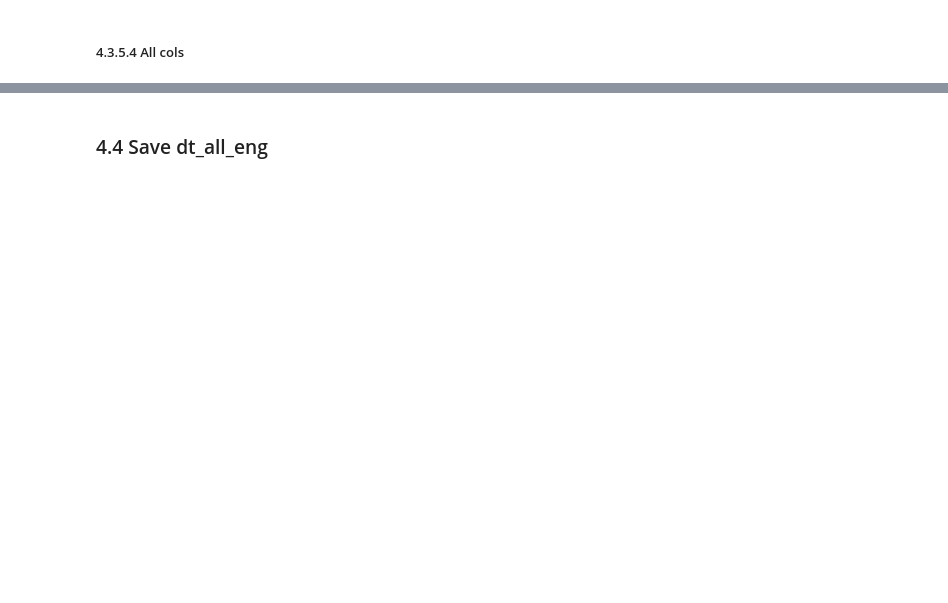
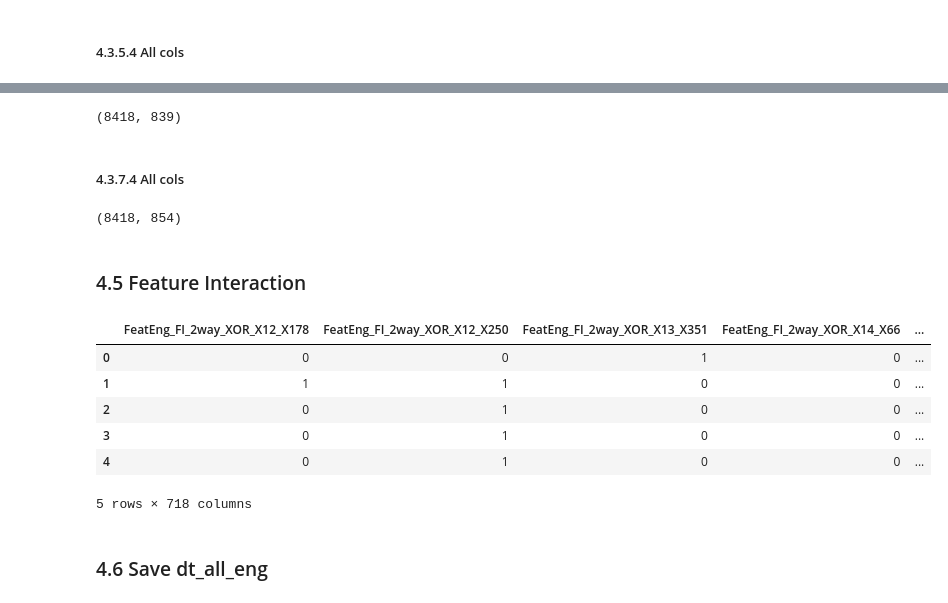
Before and after one commit to jonimatix/Mercedes_Benz_Greener_Manufacturing, a Jupyter notebook: python/4_featEng.ipynb, the cells around one changed output, grey strips where cells are left out. Saved outputs shown, nothing was run; the diff lists cells and outputs as text; code cells hidden in the pictures; blank space fills up the shorter version.

```diff
--- a/python/4_featEng.ipynb
+++ b/python/4_featEng.ipynb
@@ -320,0 +386,4 @@ dt_all_eng.shape
+# %%
+cols_encode = dt_all_eng.filter(regex = "Encode_").columns.values
+dt_all_eng = featEng_dimRed("SRP", dt_all_eng, 10, cols_encode, "Encoded_Cat")
+dt_all_eng.shape
@@ -320,0 +394,53 @@ dt_all_eng.shape
+# %%
+cols_featEng = dt_all_eng.filter(regex = "FeatEng_").columns.values
+dt_all_eng = featEng_dimRed("SRP", dt_all_eng, 3, cols_featEng, "FeatEng")
+dt_all_eng.shape
+# %% [output]
+(8418, 839)
+# %% [markdown]
+##### 4.3.7.4 All cols
+# %%
+cols_all = dt_all_eng.filter(regex = "^((?!DR).)*$").columns.values
+dt_all_eng = featEng_dimRed("SRP", dt_all_eng, 15, cols_all, "All")
+dt_all_eng.shape
+# %% [output]
+(8418, 854)
+# %% [markdown]
+### 4.5 Feature Interaction
+# %%
+dt_interest = dt_all_eng[cols_raw]
+dt_fi_2way = pd.DataFrame()
+seen = []
+for c1 in cols_raw:
+    for c2 in cols_raw:
+        if c1 != c2:
+            seen.append((c1, c2))
+            if (c2, c1) not in seen:
+                isTrain = dt_all_cleaned["IsTrainTest"] == "train"
+                val_c1 = dt_interest[c1].values.astype("int64")
+                val_c2 = dt_interest[c2].values.astype("int64")
+                y_train = dt_all_cleaned.y.values[isTrain]
+                # XOR
+                XOR = val_c1 ^ val_c2
+                cor_c1 = abs(stats.spearmanr(val_c1[isTrain], y_train).correlation)
+                cor_c2 = abs(stats.spearmanr(val_c2[isTrain], y_train).correlation)
+                cor_XOR = abs(stats.spearmanr(XOR[isTrain], y_train).correlation)
+                # constant
+                if cor_XOR > .3:
+                    const = 1.1
+                elif (cor_XOR > .2) & (cor_XOR <= .3):
+                    const = 1.3
+                else:
+                    const = 1.5
+                if cor_XOR > max(cor_c1, cor_c2) * const:
+                    dt_fi_2way.loc[:, "FeatEng_FI_2way_XOR_" + c1 + "_" + c2] = XOR
+# %%
+dt_fi_2way.head()
+# %% [output]
+|  | FeatEng_FI_2way_XOR_X12_X178 | FeatEng_FI_2way_XOR_X12_X250 | FeatEng_FI_2way_XOR_X13_X351 | FeatEng_FI_2way_XOR_X14_X66 | ... |
+| 0 | 0 | 0 | 1 | 0 | ... |
+| 1 | 1 | 1 | 0 | 0 | ... |
+| 2 | 0 | 1 | 0 | 0 | ... |
+| 3 | 0 | 1 | 0 | 0 | ... |
+| 4 | 0 | 1 | 0 | 0 | ... |
+5 rows × 718 columns
@@ -321,5 +449,5 @@ dt_all_eng.shape
 # %% [markdown]
-### 4.4 Save dt_all_eng
+### 4.6 Save dt_all_eng
 # %%
 dt_all_eng = dt_all_eng.join(dt_all_cleaned[["ID", "y", "IsTrainTest"]])
 # %%
```
Also changed, not shown: parts of 45 cells of this notebook, 7 other files.
